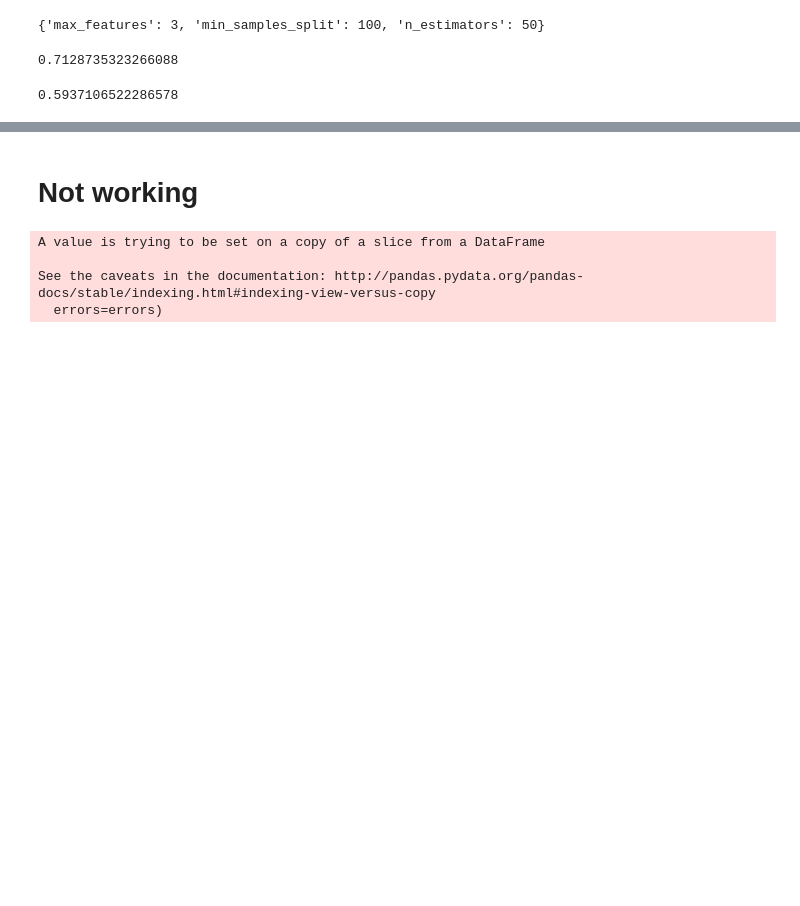
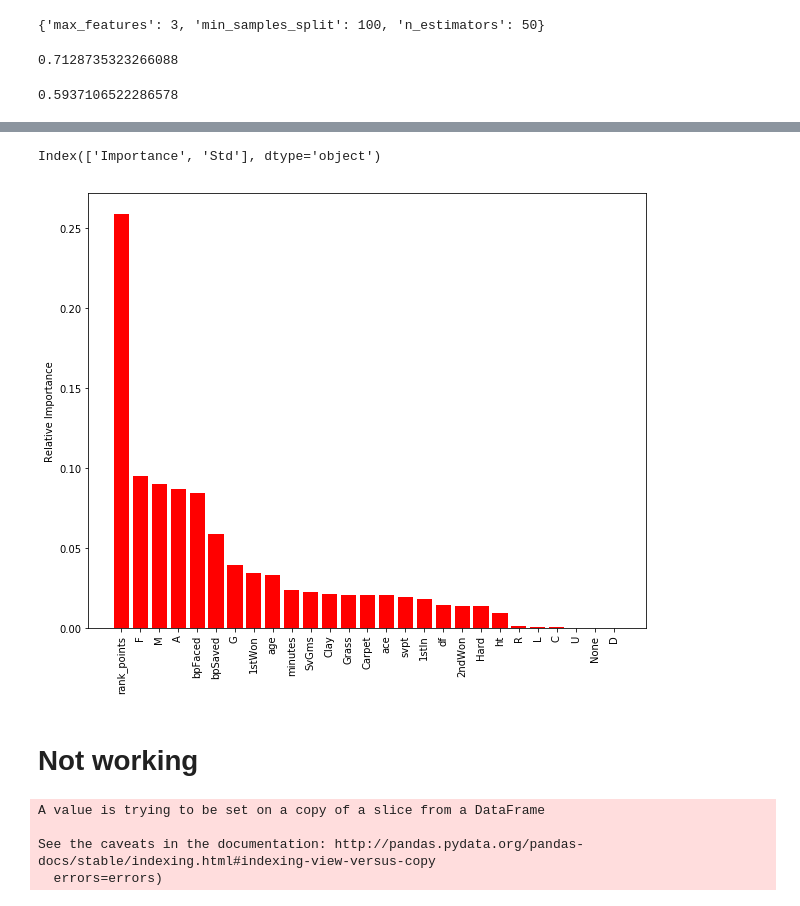
Before and after one commit to kuru0004/mens_tennis_outcomes, a Jupyter notebook: EC2_compute Random Forest Classification, Epicycle 1, v2.ipynb, the cells around one changed output, grey strips where cells are left out. Cells and saved outputs as stored; diff of their text form; code cells hidden in the pictures; blank space fills up the shorter version.

```diff
--- a/EC2_compute Random Forest Classification, Epicycle 1, v2.ipynb
+++ b/EC2_compute Random Forest Classification, Epicycle 1, v2.ipynb
@@ -693,8 +717,8 @@ rf_tuney_model.score(rf_test_df.drop('target',axis=1), rf_test_df['target'])
 # %%
 importance = rf_tuney_model.feature_importances_
 
-importance = pd.DataFrame(importance, index=df_train.drop(['target'],axis=1).columns,
+importance = pd.DataFrame(importance, index=rf_train_df.drop(['target'],axis=1).columns,
                           columns=["Importance"])
 importance["Std"] = np.std([tree.feature_importances_
-                            for tree in rf.estimators_], axis=0)
+                            for tree in rf_tuney_model.estimators_], axis=0)
 # %%
@@ -705,6 +729,24 @@ plt.figure(figsize=(10,8))
 plt.bar(x, y, yerr=yerr, align="center")
 plt.xticks(rotation=90)
 plt.show()
+# %%
+
+type(importance) #pandas.core.frame.DataFrame
+importance.columns
+# %% [output]
+Index(['Importance', 'Std'], dtype='object')
+# %%
+sort_importance = importance.sort_values(by='Importance',ascending=False)
+x = sort_importance.index
+y = sort_importance.iloc[:, 0]
+
+plt.figure(figsize=(10,8))
+plt.bar(x, y, align="center",color='red',linewidth=2)
+plt.xticks(rotation=90)
+plt.ylabel('Relative Importance',)
+plt.show()
+# %% [output]
+[figure, added]
 # %% [markdown]
 # Not working
 # %%
```
Also changed, not shown: parts of 8 cells of this notebook, 1 other file.
